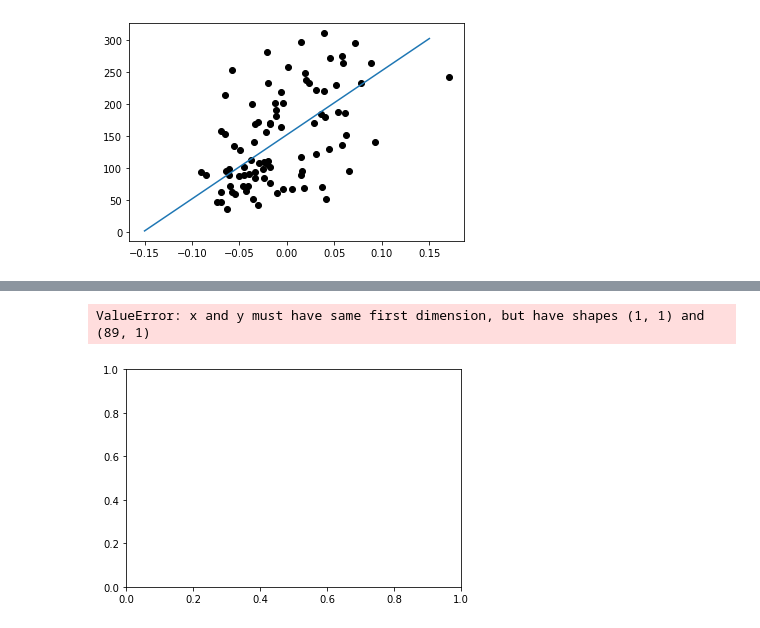
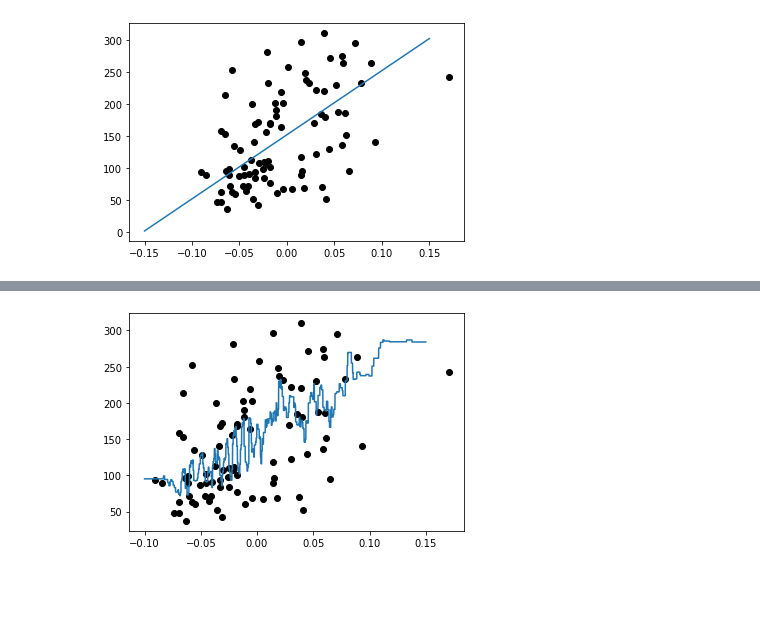
Before and after one commit to JoeytheJo/DH150_SU22_UCLA, a Jupyter notebook: Linear Regression/LinearRegression.ipynb, the cells around one changed output, grey strips where cells are left out. Drawn from its saved outputs; the diff is of its cells as text; code cells hidden in the pictures; blank space fills up the shorter version.

```diff
--- a/Linear Regression/LinearRegression.ipynb
+++ b/Linear Regression/LinearRegression.ipynb
@@ -187,8 +191,8 @@ model = sklearn.linear_model.LinearRegression()
 x_train, x_test, y_train, y_test = sklearn.model_selection.train_test_split(
     x, y, test_size=0.2, random_state=42)
 # %%
-x_test = x_test.values.reshape(-1,1)
-x_train = x_train.values.reshape(-1,1)
+#x_test = x_test.reshape(-1,1)
+#x_train = x_train.reshape(-1,1)
 # %%
 # Train the model
 model.fit(x_train,y_train)
@@ -243,9 +243,9 @@ ValueError: Found input variables with inconsistent numbers of samples: [89, 1]
 # %%
 #Regression on same data set with k-nearest neighbors
 import sklearn.neighbors
-model = sklearn.neighbors.KNeighborsRegressor(n_neighbors=3)
+model = sklearn.neighbors.KNeighborsRegressor(n_neighbors=10)
 # %%
-x = x.values.reshape(-1,1)
+#x = x.reshape(-1,1)
 # %%
 # Train the model
 model.fit(x,y)
@@ -254,5 +270,5 @@ KNeighborsRegressor(n_neighbors=3)
 # %%
 # Make a prediction
-x_test = [[25000]]
-model.predict(x_test)
+x_test_sample = x_test.iloc[[88]]
+model.predict(x_test_sample)
 # %% [output]
@@ -273,14 +289,13 @@ plt.show()
 # %%
 # Visualize what the predictions are for this model
 
 plt.plot(x_test,y_test,'ko')
 
 x_new = np.linspace(-0.1,0.15,100000)
-x_new = x_new.values.reshape(-1,1)
+x_new = x_new.reshape(-1,1)
 y_pred = model.predict(x_new)
 plt.plot(x_new, y_pred)
 
 plt.show()
 # %% [output]
-ValueError: x and y must have same first dimension, but have shapes (1, 1) and (89, 1)
-[figure, old version]
+[figure, new version]
```
Also changed, not shown: parts of 11 cells of this notebook, 1 other file.
